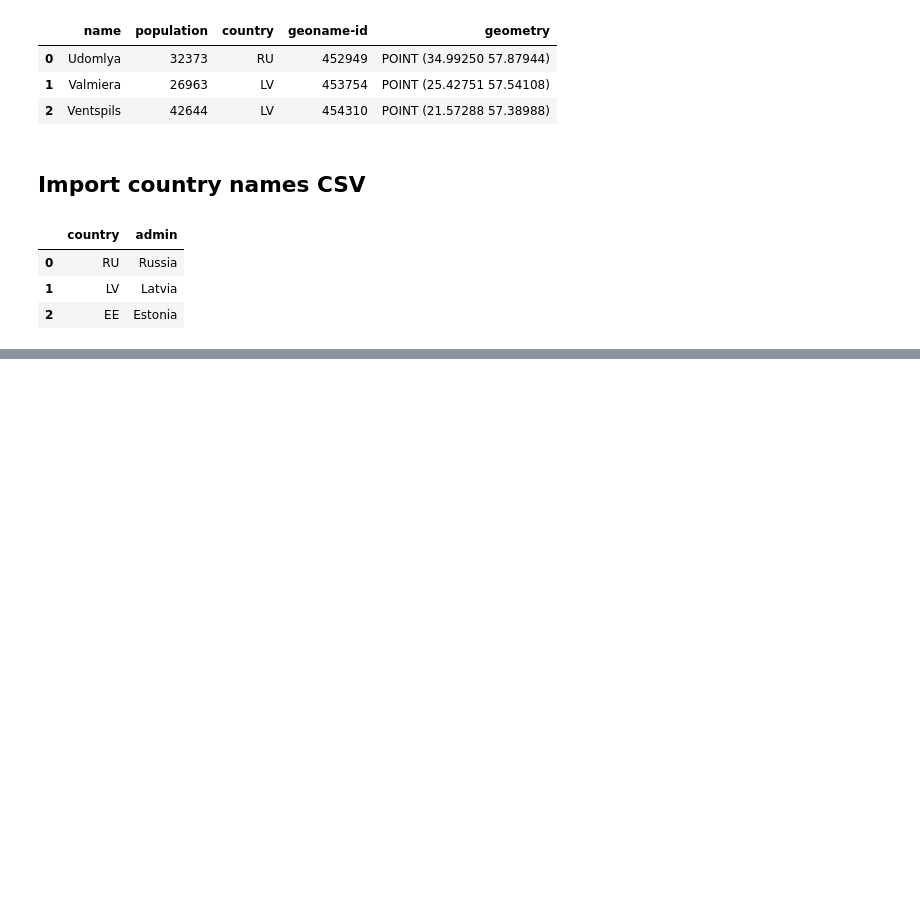
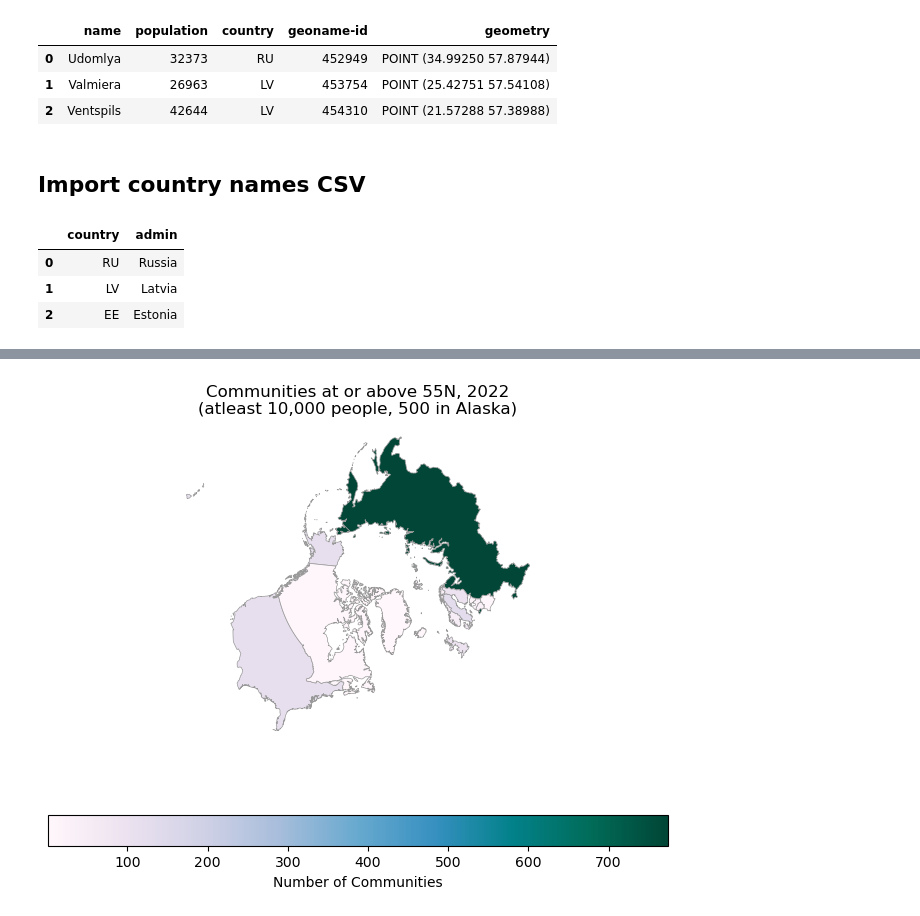
Before and after one commit to kailani-boop/eds220-in-class, a Jupyter notebook: Week6/week-6-merge-reproject-STUDENTS.ipynb, the cells around one changed output, grey strips where cells are left out. Cells and saved outputs as stored; diff of their text form; code cells hidden in the pictures; blank space fills up the shorter version.

```diff
--- a/Week6/week-6-merge-reproject-STUDENTS.ipynb
+++ b/Week6/week-6-merge-reproject-STUDENTS.ipynb
@@ -69,0 +323,3 @@ country_names.head(3)
+# %%
+# Reproject to CRS optimized for Arctic region
+arctic_countries = arctic_countries.to_crs('epsg:3413')
@@ -69,0 +343,21 @@ country_names.head(3)
+# %%
+fig, ax = plt.subplots(figsize = (8, 6))
+
+ax.axis('off')
+
+arctic_countries.plot(ax = ax,
+                      column = 'n_communities',
+                      legend = True,
+                      edgecolor = '0.6',
+                      linewidth = 0.5,
+                      cmap = 'PuBuGn',
+                      legend_kwds = {
+                          'label': 'Number of Communities',
+                          'orientation': 'horizontal'
+                      })
+
+ax.set_title('Communities at or above 55N, 2022\n(atleast 10,000 people, 500 in Alaska)')
+
+plt.show()
+# %% [output]
+[figure, added]
```
Also changed, not shown: parts of 34 cells of this notebook.
